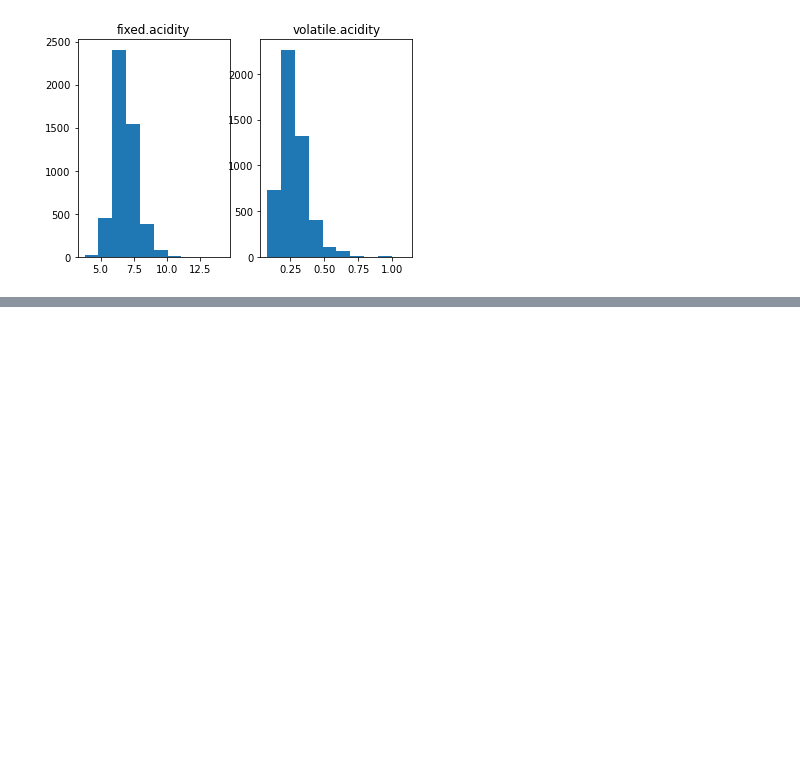
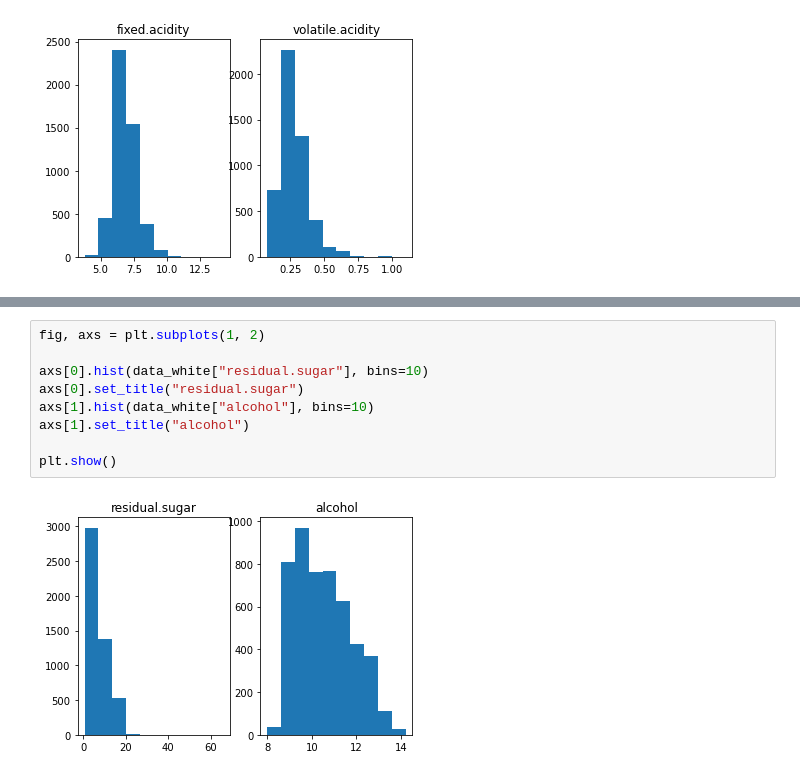
Before and after one commit to JRTitor/ml_training, a Jupyter notebook: first_start/wine.ipynb, the cells around one changed output, grey strips where cells are left out. Saved outputs shown, nothing was run; the diff lists cells and outputs as text; blank space fills up the shorter version.

```diff
--- a/first_start/wine.ipynb
+++ b/first_start/wine.ipynb
@@ -120,0 +121,11 @@ TypeError: 'AxesSubplot' object is not subscriptable
+# %%
+fig, axs = plt.subplots(1, 2)
+
+axs[0].hist(data_white["residual.sugar"], bins=10)
+axs[0].set_title("residual.sugar")
+axs[1].hist(data_white["alcohol"], bins=10)
+axs[1].set_title("alcohol")
+
+plt.show()
+# %% [output]
+[figure, added]
```
Also changed, not shown: parts of 25 cells of this notebook.
